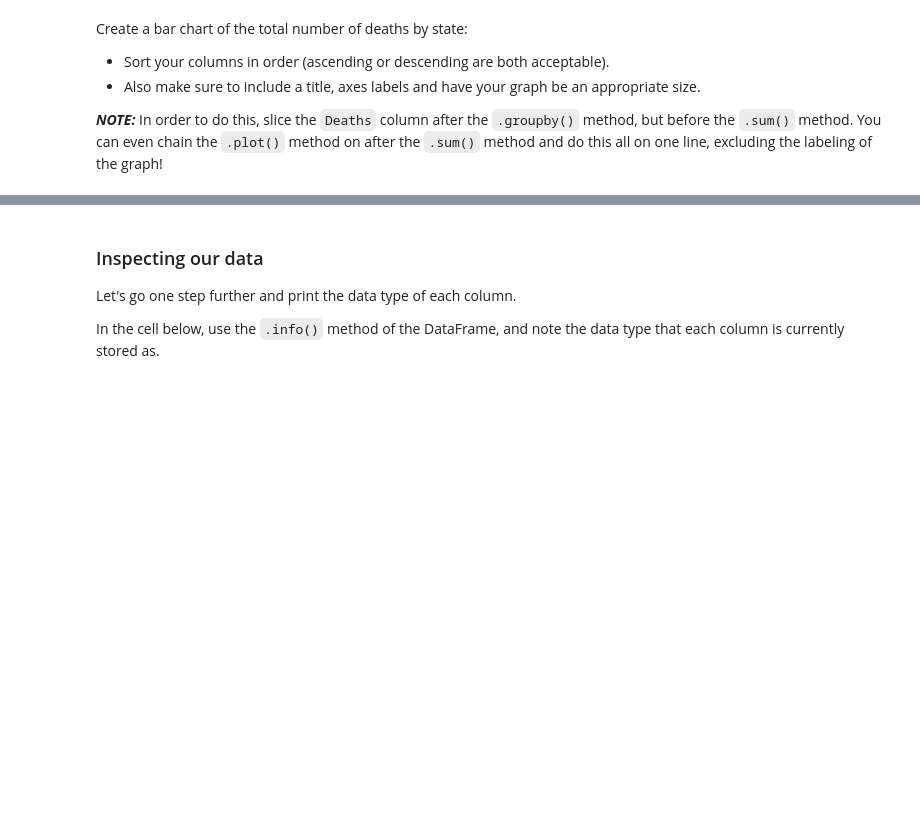
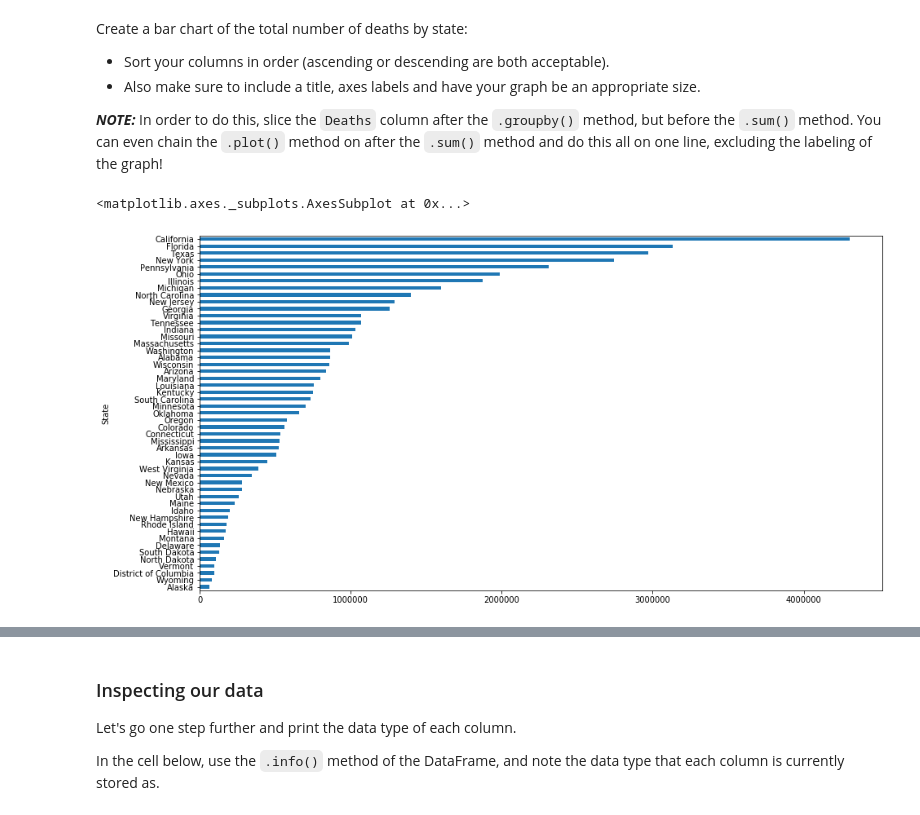
Before and after one commit to andiosika/dsc-pivot-tables-pandas-lab-online-ds-ft-100719, a Jupyter notebook: index.ipynb, the cells around one changed output, grey strips where cells are left out. Saved outputs shown, nothing was run; the diff lists cells and outputs as text; code cells hidden in the pictures; blank space fills up the shorter version.

```diff
--- a/index.ipynb
+++ b/index.ipynb
@@ -33,2 +31,4 @@ df = None
+# %%
+df = pd.read_csv('causes_of_death.tsv', delimiter='\t')
 # %% [markdown]
 Now, display the head of the DataFrame to ensure everything loaded correctly.
@@ -61,0 +113,5 @@ Create a bar chart of the total number of deaths by state:
+# %%
+df.groupby(['State'])['Deaths'].sum().sort_values().plot(kind='barh', figsize=(15,8))
+# %% [output]
+<matplotlib.axes._subplots.AxesSubplot at 0x...>
+[figure, added]
```
Also changed, not shown: parts of 38 cells of this notebook.
